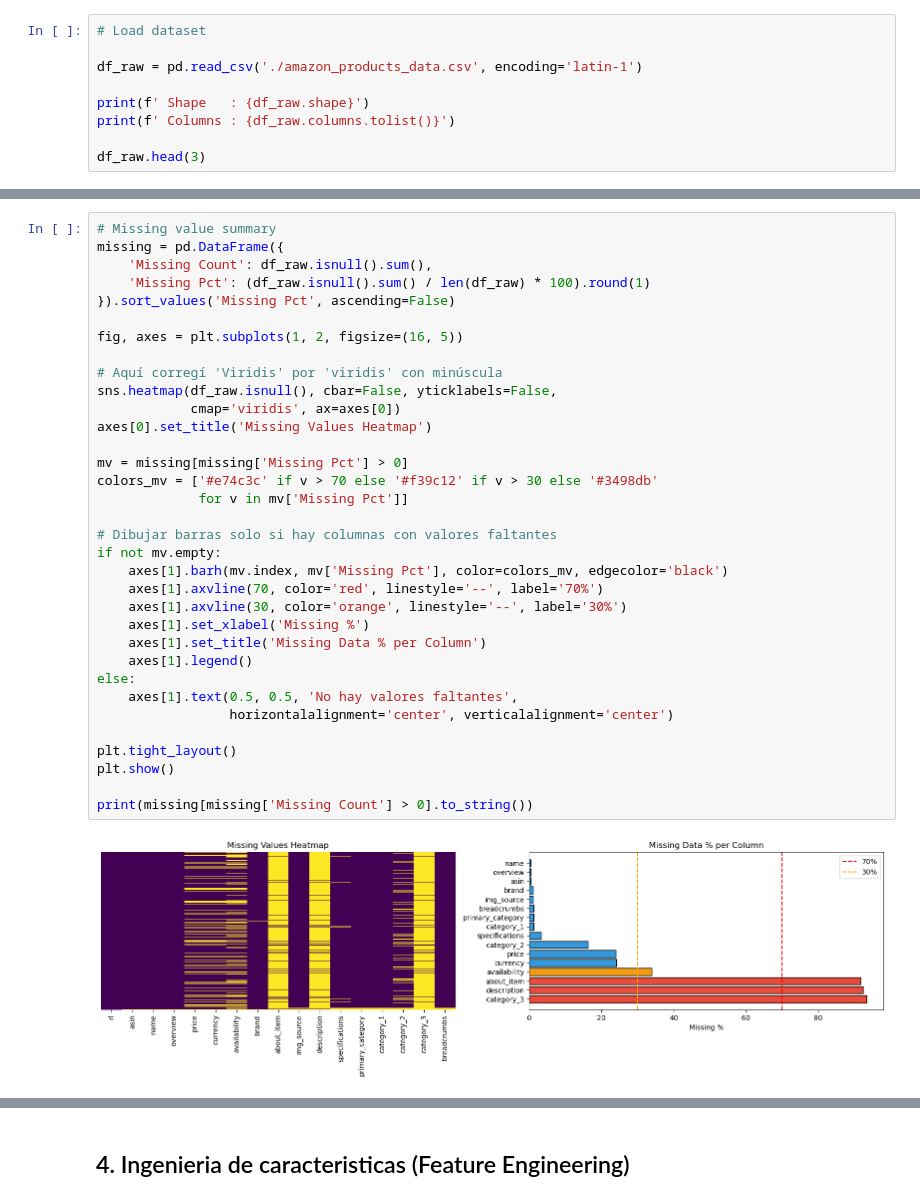
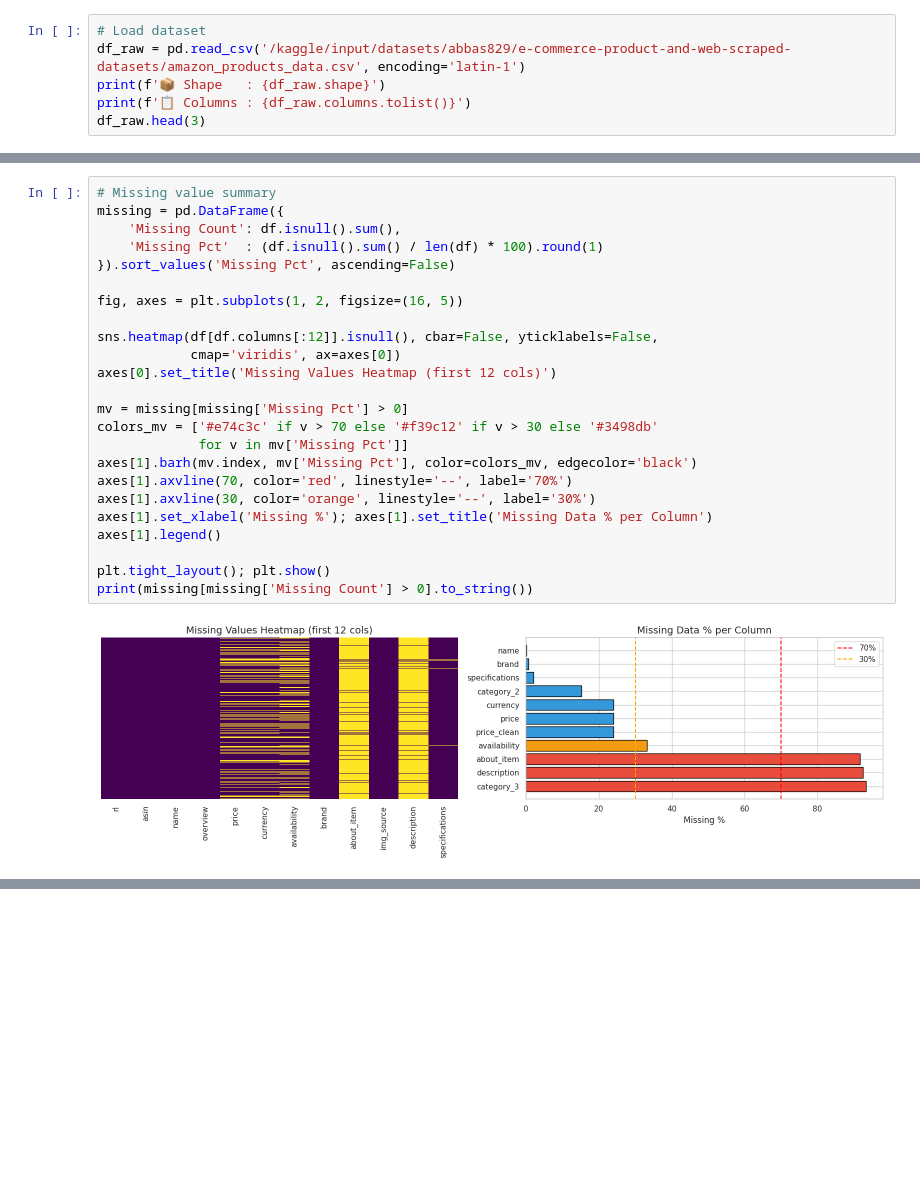
Before and after one commit to Adriana272005/9AIEVND-ADND-Practicas-230671-2, a Jupyter notebook: Practica04/Practica04_230671.ipynb, the cells around one changed output, grey strips where cells are left out. Saved outputs shown, nothing was run; the diff lists cells and outputs as text; blank space fills up the shorter version.

```diff
--- a/Practica04/Practica04_230671.ipynb
+++ b/Practica04/Practica04_230671.ipynb
@@ -64,10 +92,7 @@ print('✅ Todas la librerías cargaron con éxito!')
 # %%
 # Load dataset
-
-df_raw = pd.read_csv('./amazon_products_data.csv', encoding='latin-1')
-
-print(f' Shape   : {df_raw.shape}')
-print(f' Columns : {df_raw.columns.tolist()}')
-
+df_raw = pd.read_csv('/kaggle/input/datasets/abbas829/e-commerce-product-and-web-scraped-datasets/amazon_products_data.csv', encoding='latin-1')
+print(f'📦 Shape   : {df_raw.shape}')
+print(f'📋 Columns : {df_raw.columns.tolist()}')
 df_raw.head(3)
 # %% [output]
@@ -191,36 +212,26 @@ df[['name','price_clean','avail_clean','primary_category','name_length']].head(5
 # %%
 # Missing value summary
 missing = pd.DataFrame({
-    'Missing Count': df_raw.isnull().sum(),
-    'Missing Pct': (df_raw.isnull().sum() / len(df_raw) * 100).round(1)
+    'Missing Count': df.isnull().sum(),
+    'Missing Pct'  : (df.isnull().sum() / len(df) * 100).round(1)
 }).sort_values('Missing Pct', ascending=False)
 
 fig, axes = plt.subplots(1, 2, figsize=(16, 5))
 
-# Aquí corregí 'Viridis' por 'viridis' con minúscula
-sns.heatmap(df_raw.isnull(), cbar=False, yticklabels=False,
+sns.heatmap(df[df.columns[:12]].isnull(), cbar=False, yticklabels=False,
             cmap='viridis', ax=axes[0])
-axes[0].set_title('Missing Values Heatmap')
+axes[0].set_title('Missing Values Heatmap (first 12 cols)')
 
 mv = missing[missing['Missing Pct'] > 0]
 colors_mv = ['#e74c3c' if v > 70 else '#f39c12' if v > 30 else '#3498db'
              for v in mv['Missing Pct']]
+axes[1].barh(mv.index, mv['Missing Pct'], color=colors_mv, edgecolor='black')
+axes[1].axvline(70, color='red', linestyle='--', label='70%')
+axes[1].axvline(30, color='orange', linestyle='--', label='30%')
+axes[1].set_xlabel('Missing %'); axes[1].set_title('Missing Data % per Column')
+axes[1].legend()
 
-# Dibujar barras solo si hay columnas con valores faltantes
-if not mv.empty:
-    axes[1].barh(mv.index, mv['Missing Pct'], color=colors_mv, edgecolor='black')
-    axes[1].axvline(70, color='red', linestyle='--', label='70%')
-    axes[1].axvline(30, color='orange', linestyle='--', label='30%')
-    axes[1].set_xlabel('Missing %')
-    axes[1].set_title('Missing Data % per Column')
-    axes[1].legend()
-else:
-    axes[1].text(0.5, 0.5, 'No hay valores faltantes',
-                 horizontalalignment='center', verticalalignment='center')
-
-plt.tight_layout()
-plt.show()
-
+plt.tight_layout(); plt.show()
 print(missing[missing['Missing Count'] > 0].to_string())
 # %% [output]
-[figure, old version]
+[figure, new version]
@@ -244,2 +249,0 @@ name                          6          0.4
-# %% [markdown]
-## 4. Ingenieria de caracteristicas (Feature Engineering)
```
Also changed, not shown: parts of 55 cells of this notebook.
